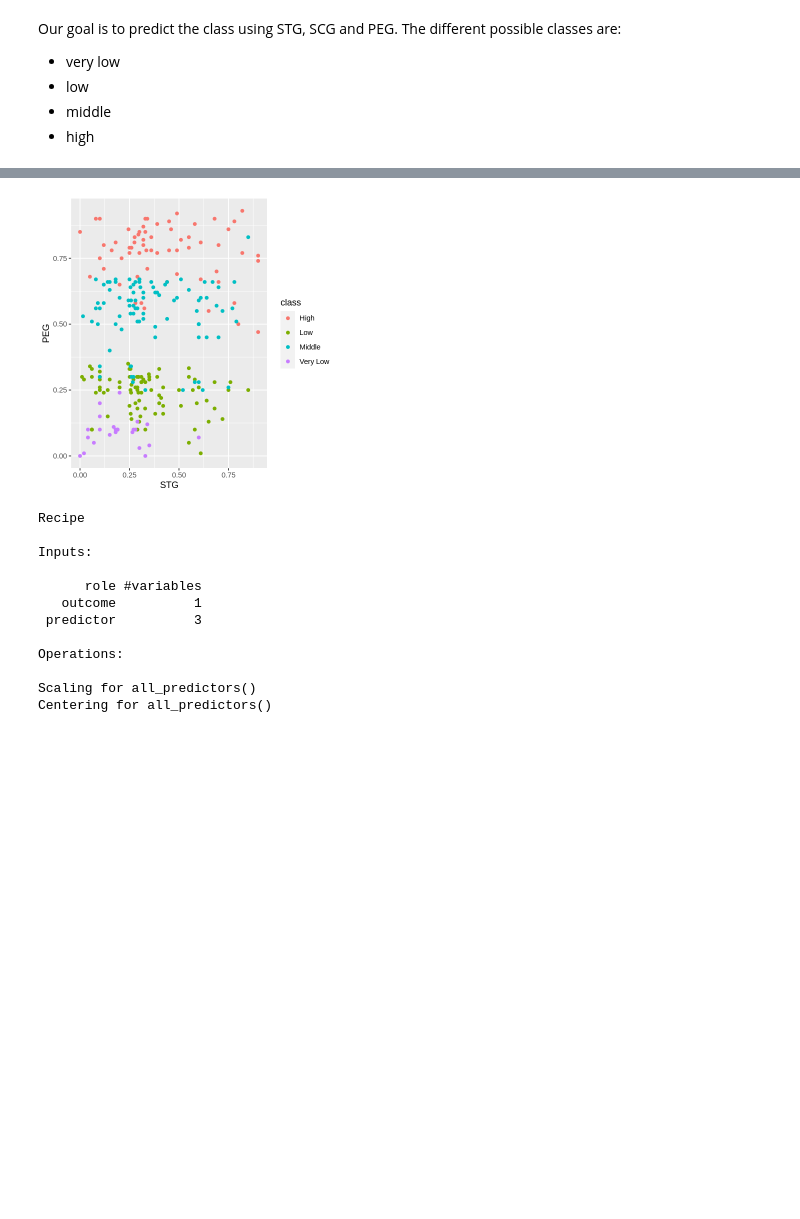
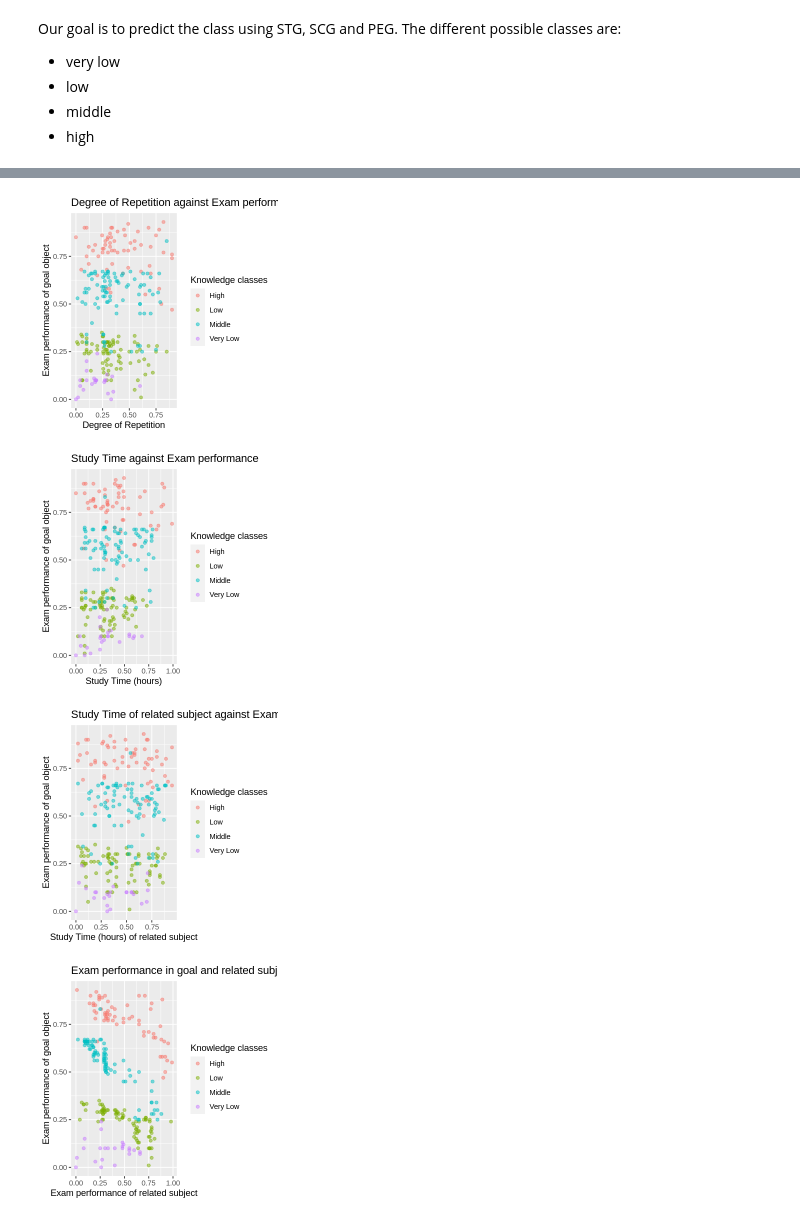
Before and after one commit to yui-ubc/dsci-100-2022w2-section006-group-27, a Jupyter notebook: group_proposal.ipynb, the cells around one changed output, grey strips where cells are left out. Saved outputs shown, nothing was run; the diff lists cells and outputs as text; code cells hidden in the pictures; blank space fills up the shorter version.

Commit message:
Created all the graphs

```diff
--- a/group_proposal.ipynb
+++ b/group_proposal.ipynb
@@ -117,30 +111,32 @@ A tibble: 4 × 3
 # %%
 #visualizing initial plot to see which variable has highest influence
-options(repr.plot.width = 5, repr.plot.height = 5)
-initial_plot <- ggplot(knowledge, aes(x= SCG, y= PEG, colour = class)) +
-                      geom_point() +
-                      xlab("STG") +
-                      ylab("PEG")
-initial_plot
+options(repr.plot.width = 4, repr.plot.height = 4)
+par(mfrow = c(1, 2))
+SCG_PEG_plot <- ggplot(knowledge, aes(x= SCG, y= PEG, colour = class)) +
+                      geom_point(alpha = 0.5) +
+                        ggtitle("Degree of Repetition against Exam performance of goal object") +
+                      labs(x="Degree of Repetition", y="Exam performance of goal object", color = "Knowledge classes")
+SCG_PEG_plot
+
+STG_PEG_plot <- ggplot(knowledge, aes(x= STG, y= PEG, colour = class)) +
+                      geom_point(alpha = 0.5) +
+                        ggtitle("Study Time against Exam performance") +
+                      labs(x="Study Time (hours)", y="Exam performance of goal object", color = "Knowledge classes")
+STG_PEG_plot
+
+STR_PEG_plot <- ggplot(knowledge, aes(x= STR, y= PEG, colour = class)) +
+                      geom_point(alpha = 0.5) +
+                        ggtitle("Study Time of related subject against Exam performance") +
+                      labs(x="Study Time (hours) of related subject", y="Exam performance of goal object", color = "Knowledge classes")
+STR_PEG_plot
+
+STR_PEG_plot <- ggplot(knowledge, aes(x= LPR, y= PEG, colour = class)) +
+                      geom_point(alpha = 0.5) +
+                    ggtitle("Exam performance in goal and related subject") +
+                      labs(x="Exam performance of related subject", y="Exam performance of goal object", color = "Knowledge classes")
+STR_PEG_plot
 # %% [output]
-[figure, old version]
+[figure, new version]
+[figure, added]
+[figure, added]
+[figure, added]
-# %%
-#creating the recipe
-
-knowledge_recipe <- recipe(class ~ STG + PEG + SCG, data = knowledge_train) |>
-  step_scale(all_predictors()) |>
-  step_center(all_predictors())
-knowledge_recipe
-# %% [output]
-Recipe
-
-Inputs:
-
-      role #variables
-   outcome          1
- predictor          3
-
-Operations:
-
-Scaling for all_predictors()
-Centering for all_predictors()
```
Also changed, not shown: parts of 7 cells of this notebook.
